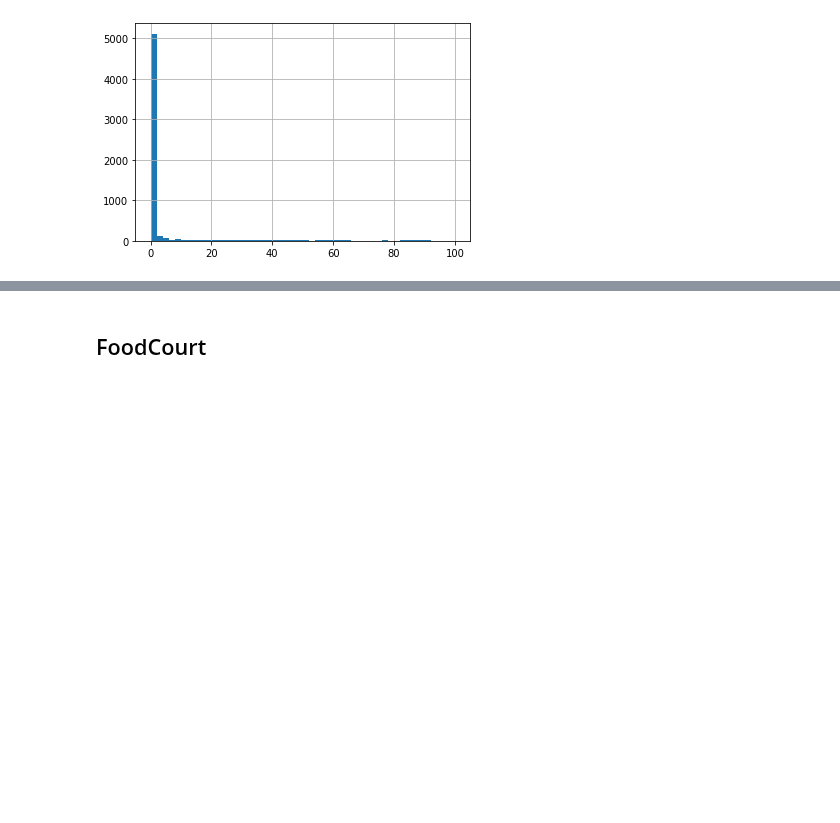
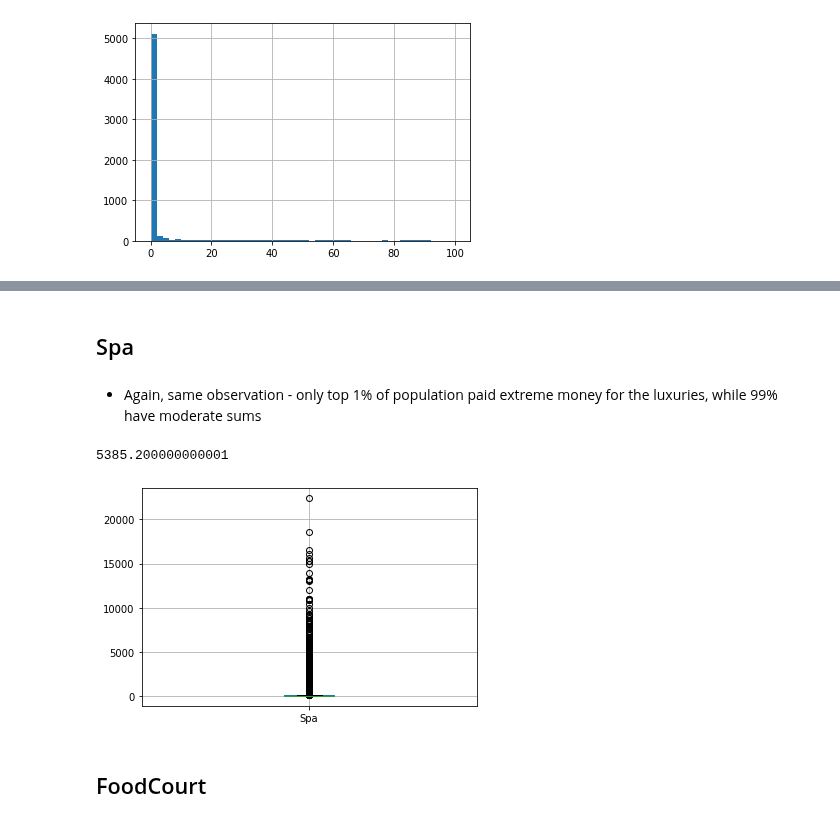
Before and after one commit to PashaIanko/Kaggle.Spaceship-Titanic, a Jupyter notebook: 1_data_exploration.ipynb, the cells around one changed output, grey strips where cells are left out. Saved outputs shown, nothing was run; the diff lists cells and outputs as text; code cells hidden in the pictures; blank space fills up the shorter version.

```diff
--- a/1_data_exploration.ipynb
+++ b/1_data_exploration.ipynb
@@ -532,2 +563,12 @@ df_exploration.loc[
+# %% [markdown]
+## Spa
+# %% [markdown]
+- Again, same observation - only top 1% of population paid extreme money for the luxuries, while 99% have moderate sums
+# %%
+df_exploration.boxplot(['Spa'])
+df_exploration.Spa.quantile(0.99)
+# %% [output]
+5385.200000000001
+[figure, added]
 # %% [markdown]
 ## FoodCourt
```
Also changed, not shown: parts of 10 cells of this notebook.
